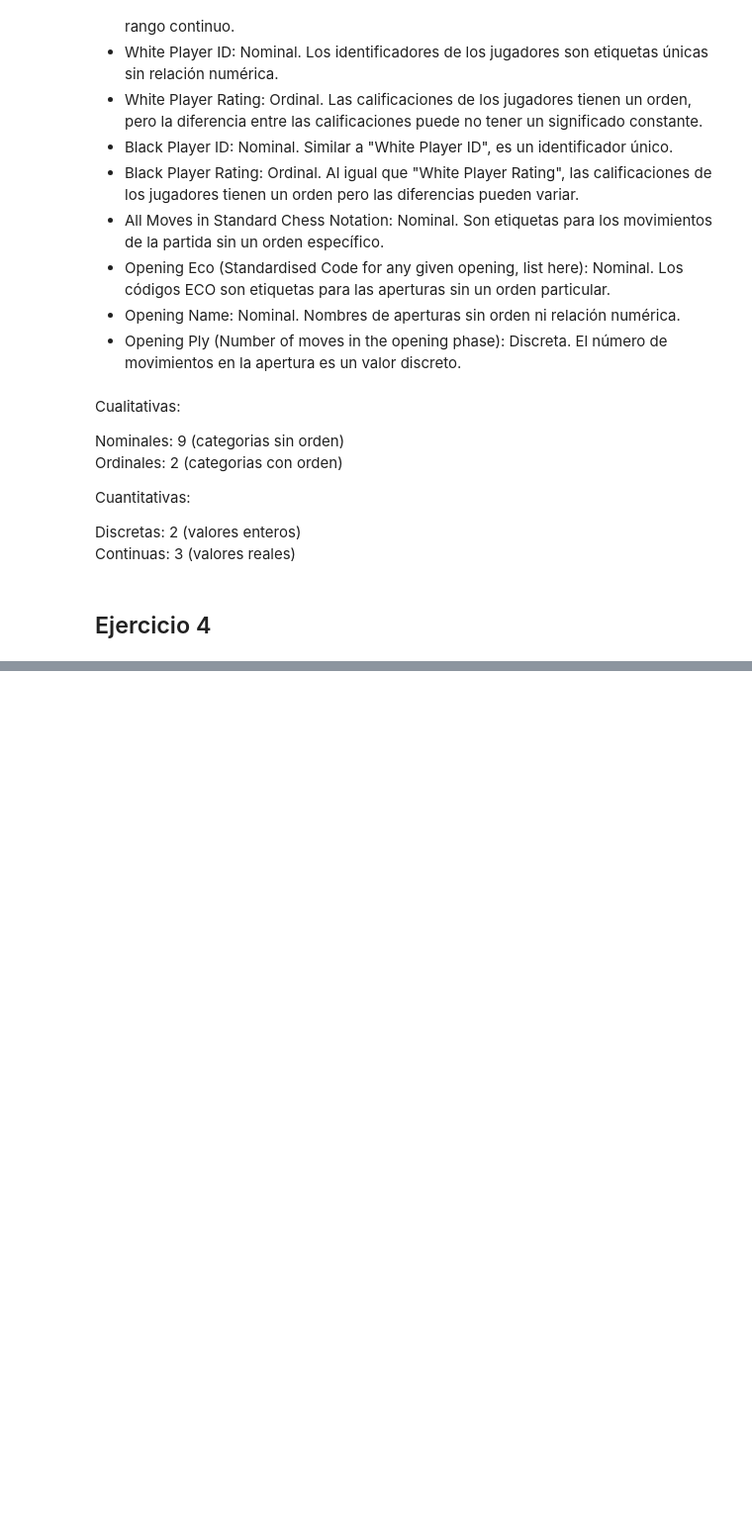
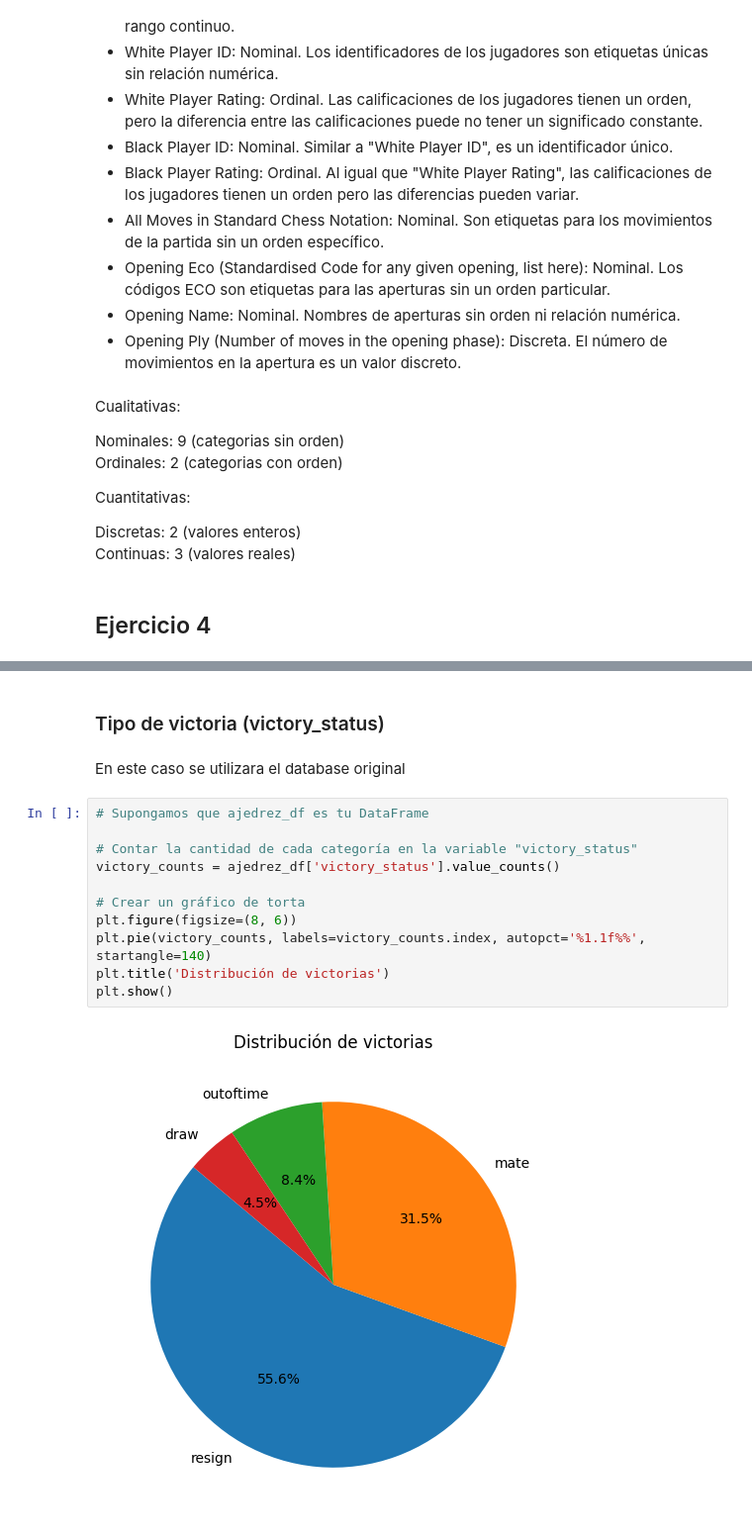
Before and after one commit to agustinsalum/ciencia-datos-python, a Jupyter notebook: Trabajo-final/tp-final.ipynb, the cells around one changed output, grey strips where cells are left out. Shown at 99% size. Drawn from its saved outputs; the diff is of its cells as text; blank space fills up the shorter version.

```diff
--- a/Trabajo-final/tp-final.ipynb
+++ b/Trabajo-final/tp-final.ipynb
@@ -128,0 +280,17 @@ Continuas: 3 (valores reales)
+# %% [markdown]
+### Tipo de victoria (victory_status)
+# %% [markdown]
+En este caso se utilizara el database original
+# %%
+# Supongamos que ajedrez_df es tu DataFrame
+
+# Contar la cantidad de cada categoría en la variable "victory_status"
+victory_counts = ajedrez_df['victory_status'].value_counts()
+
+# Crear un gráfico de torta
+plt.figure(figsize=(8, 6))
+plt.pie(victory_counts, labels=victory_counts.index, autopct='%1.1f%%', startangle=140)
+plt.title('Distribución de victorias')
+plt.show()
+# %% [output]
+[figure, added]
```
Also changed, not shown: parts of 23 cells of this notebook, 1 other file.
